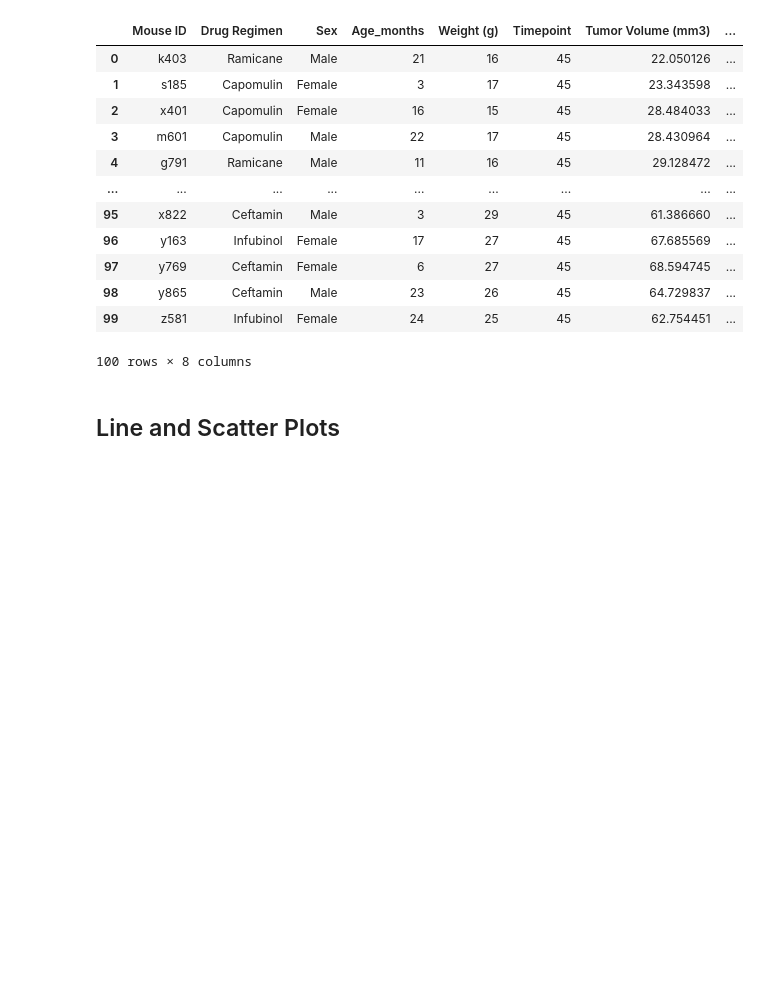
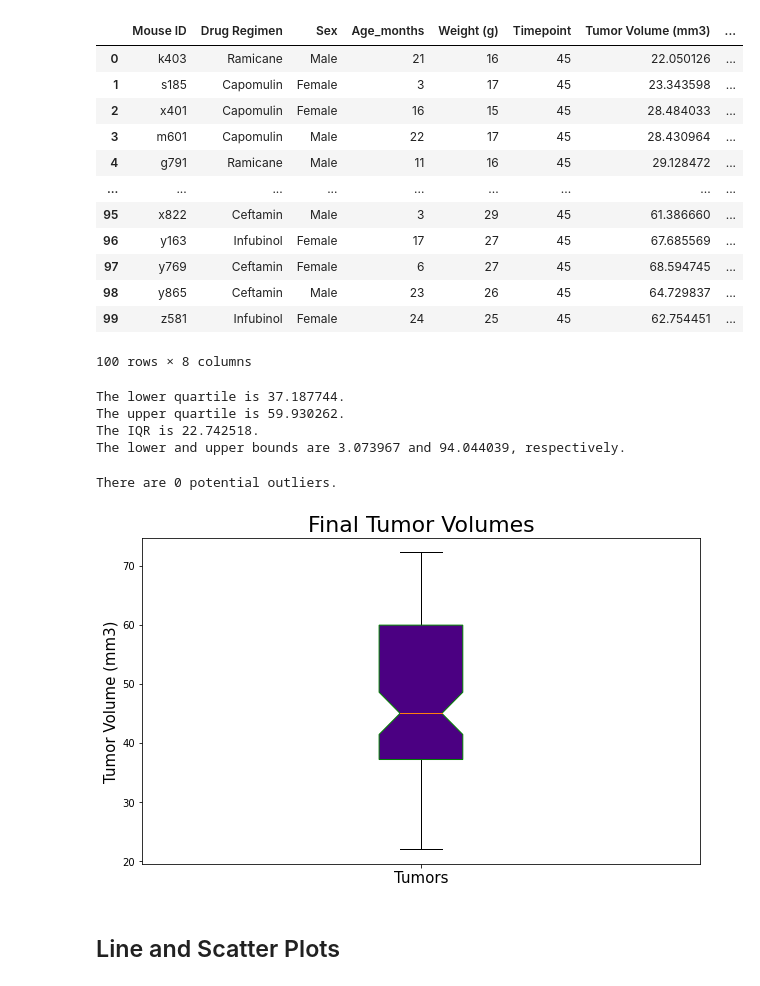
Before and after one commit to BrianDouglas/matplotlib-challenge, a Jupyter notebook: pymaceuticals_starter.ipynb, the cells around one changed output. Cells and saved outputs as stored; diff of their text form; code cells hidden in the pictures; blank space fills up the shorter version.

Commit message:
Outlier analysis and boxplot complete

```diff
--- a/pymaceuticals_starter.ipynb
+++ b/pymaceuticals_starter.ipynb
@@ -215,5 +199,53 @@ final_volumes_df
+# %%
+# Calculate the quartiles and IQR and quantitatively determine
+# if there are any potential outliers across all four treatment regimens
+
+# Get a series of just volumes
+all_volumes = final_volumes_df["Tumor Volume (mm3)"]
+# find our quartiles and print
+quartiles = all_volumes.quantile([.25,.5,.75])
+print(f"The lower quartile is {quartiles[.25].round(6)}.")
+print(f"The upper quartile is {quartiles[.75].round(6)}.")
+# calculate iqr and print
+iqr = quartiles[0.75] - quartiles[0.25]
+print(f"The IQR is {iqr.round(6)}.")
+# calculate bounds and print
+lower_bound = quartiles[0.25] - (1.5*iqr)
+upper_bound = quartiles[0.75] + (1.5*iqr)
+print(f"The lower and upper bounds are {lower_bound.round(6)} and {upper_bound.round(6)}, respectively.")
+# %% [output]
+The lower quartile is 37.187744.
+The upper quartile is 59.930262.
+The IQR is 22.742518.
+The lower and upper bounds are 3.073967 and 94.044039, respectively.
+# %%
+# Search for any potential outliers
+#Make a list to store outliers
+potential_outliers = []
+#cast all volumes to a list and loop over the values
+for volume in list(all_volumes):
+    #if a volume falls outside the bounds, add it to the potential_outliers list
+    if volume > upper_bound or volume < lower_bound:
+        potential_outliers.append(volume)
+#print our results
+print(f"There are {len(potential_outliers)} potential outliers.")
+if potential_outliers:
+    print("They are as follows:")
+    for outlier in potential_outliers:
+        print(outlier)
+# %% [output]
+There are 0 potential outliers.
 # %%
 # Generate a box plot of the final tumor volume of each mouse across four regimens of interest
+fig, ax = plt.subplots(figsize = (10,6))
+ax.boxplot(all_volumes, patch_artist = True, notch = True,
+          boxprops = {"facecolor" : "indigo", "color" : "green"})
+ax.set_title("Final Tumor Volumes", fontsize = 22)
+ax.set_ylabel("Tumor Volume (mm3)", fontsize = 15)
+ax.set_xticklabels(["Tumors"], fontsize = 15)
+plt.show()
+# %% [output]
+[figure, added]
 # %% [markdown]
 ## Line and Scatter Plots
 # %%
```
Also changed, not shown: parts of 1 cell of this notebook.
